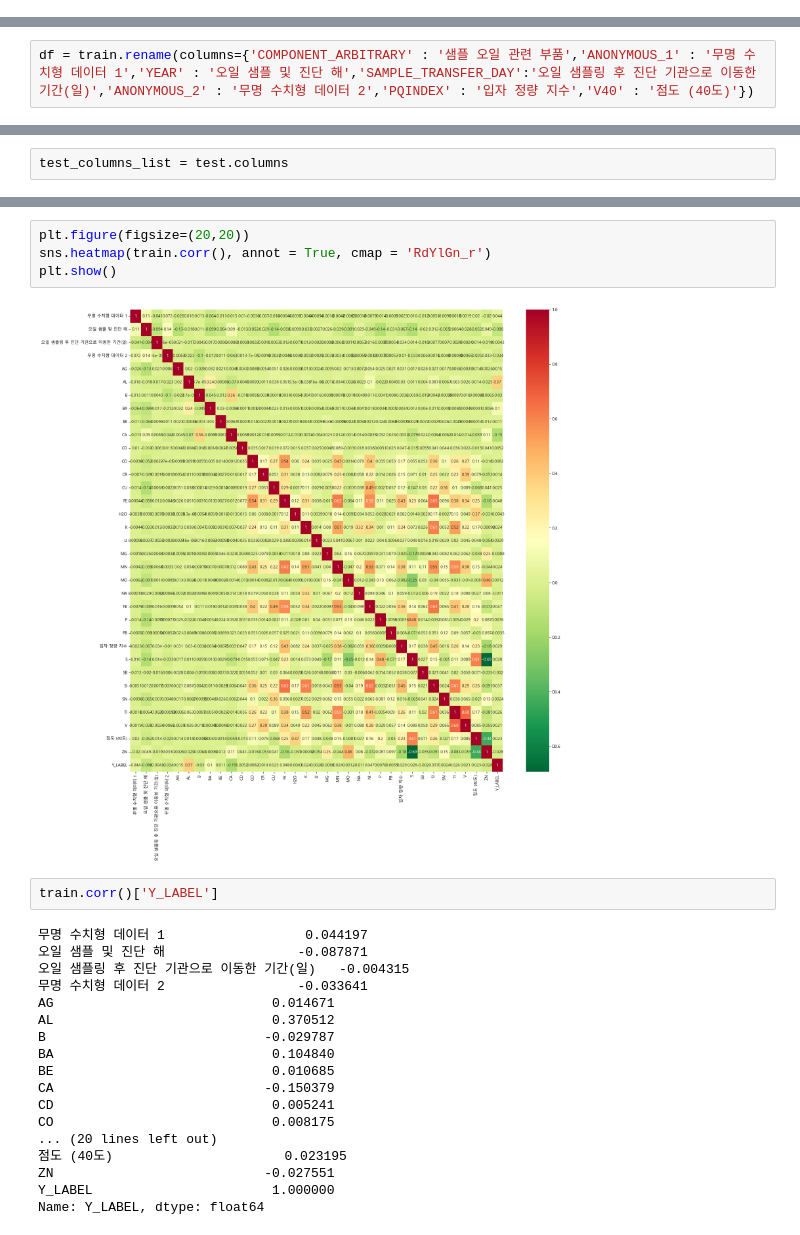
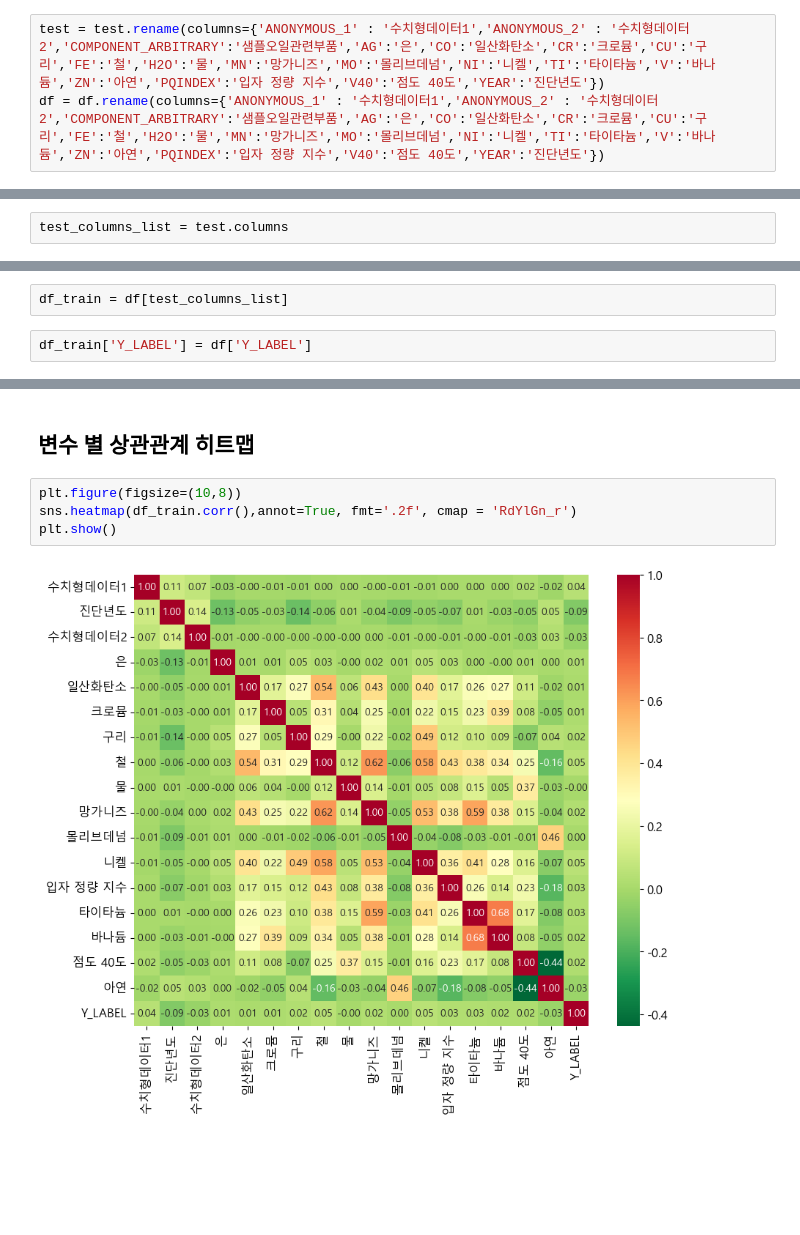
Before and after one commit to YoonJiHwan98/Sejoing_Univ_3-2, a Jupyter notebook: construct_Oil/data_EDA.ipynb, the cells around one changed output, grey strips where cells are left out. Drawn from its saved outputs; the diff is of its cells as text; blank space fills up the shorter version.

```diff
--- a/construct_Oil/data_EDA.ipynb
+++ b/construct_Oil/data_EDA.ipynb
@@ -47 +21,4 @@ test
+# %%
+test = test.rename(columns={'ANONYMOUS_1' : '수치형데이터1','ANONYMOUS_2' : '수치형데이터2','COMPONENT_ARBITRARY':'샘플오일관련부품','AG':'은','CO':'일산화탄소','CR':'크로뮴','CU':'구리','FE':'철','H2O':'물','MN':'망가니즈','MO':'몰리브데넘','NI':'니켈','TI':'타이타늄','V':'바나듐','ZN':'아연','PQINDEX':'입자 정량 지수','V40':'점도 40도','YEAR':'진단년도'})
+df = df.rename(columns={'ANONYMOUS_1' : '수치형데이터1','ANONYMOUS_2' : '수치형데이터2','COMPONENT_ARBITRARY':'샘플오일관련부품','AG':'은','CO':'일산화탄소','CR':'크로뮴','CU':'구리','FE':'철','H2O':'물','MN':'망가니즈','MO':'몰리브데넘','NI':'니켈','TI':'타이타늄','V':'바나듐','ZN':'아연','PQINDEX':'입자 정량 지수','V40':'점도 40도','YEAR':'진단년도'})
 # %% [markdown]
@@ -77,2 +29,0 @@ train = train.drop(columns=drop_columns)
-# %%
-df = train.rename(columns={'COMPONENT_ARBITRARY' : '샘플 오일 관련 부품','ANONYMOUS_1' : '무명 수치형 데이터 1','YEAR' : '오일 샘플 및 진단 해','SAMPLE_TRANSFER_DAY':'오일 샘플링 후 진단 기관으로 이동한 기간(일)','ANONYMOUS_2' : '무명 수치형 데이터 2','PQINDEX' : '입자 정량 지수','V40' : '점도 (40도)'})
@@ -110,0 +81,4 @@ columns_list
+# %%
+df_train = df[test_columns_list]
+# %%
+df_train['Y_LABEL'] = df['Y_LABEL']
@@ -111,26 +107,8 @@ columns_list
+# %% [markdown]
+## 변수 별 상관관계 히트맵
 # %%
-plt.figure(figsize=(20,20))
-sns.heatmap(train.corr(), annot = True, cmap = 'RdYlGn_r')
+plt.figure(figsize=(10,8))
+sns.heatmap(df_train.corr(),annot=True, fmt='.2f', cmap = 'RdYlGn_r')
 plt.show()
 # %% [output]
-[figure, old version]
+[figure, new version]
-# %%
-train.corr()['Y_LABEL']
-# %% [output]
-무명 수치형 데이터 1                  0.044197
-오일 샘플 및 진단 해                 -0.087871
-오일 샘플링 후 진단 기관으로 이동한 기간(일)   -0.004315
-무명 수치형 데이터 2                 -0.033641
-AG                            0.014671
-AL                            0.370512
-B                            -0.029787
-BA                            0.104840
-BE                            0.010685
-CA                           -0.150379
-CD                            0.005241
-CO                            0.008175
-... (20 lines left out)
-점도 (40도)                      0.023195
-ZN                           -0.027551
-Y_LABEL                       1.000000
-Name: Y_LABEL, dtype: float64
```
Also changed, not shown: parts of 42 cells of this notebook, 2 other files.
